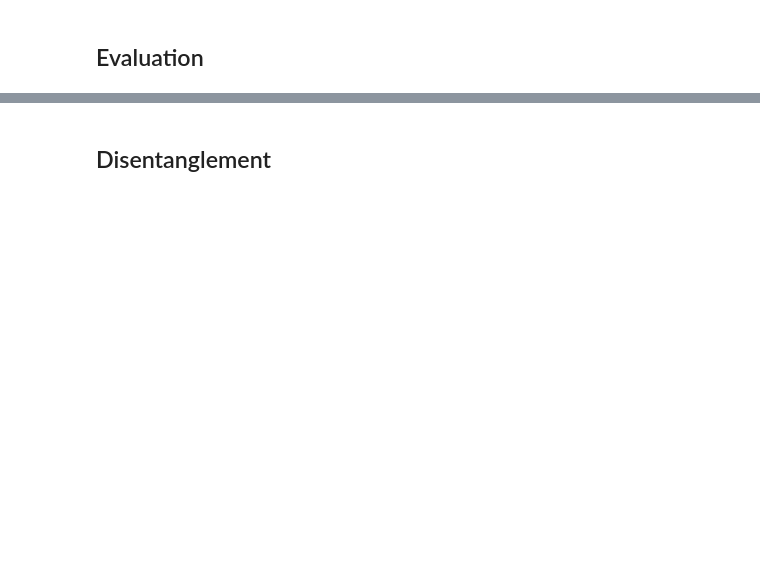
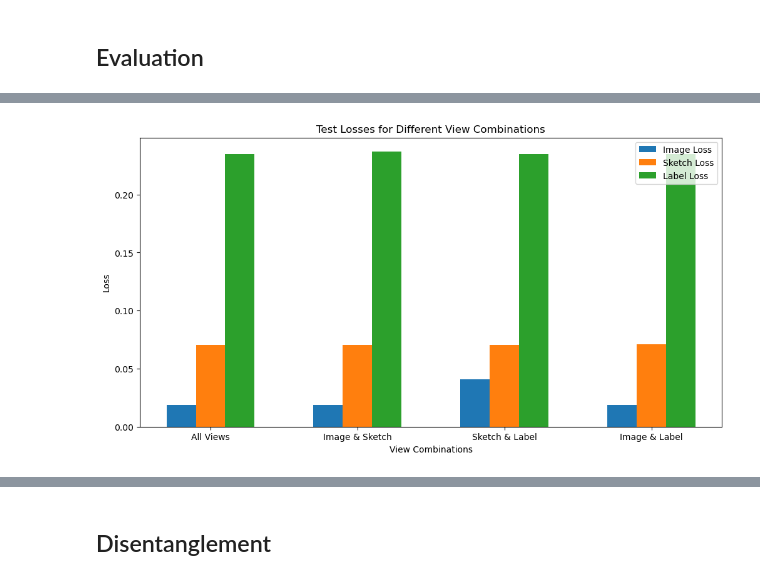
Before and after one commit to ClarysseArthur/VUB-MT-Development, a Jupyter notebook: Models/GenRKM-MMCelebHQ-V3/model.ipynb, the cells around one changed output, grey strips where cells are left out. Cells and saved outputs as stored; diff of their text form; code cells hidden in the pictures; blank space fills up the shorter version.

```diff
--- a/Models/GenRKM-MMCelebHQ-V3/model.ipynb
+++ b/Models/GenRKM-MMCelebHQ-V3/model.ipynb
@@ -373,3 +471,25 @@ Label Loss: 0.133875
+# %%
+labels = ['All Views', 'Image & Sketch', 'Sketch & Label', 'Image & Label']
+im_losses = [test_im_loss_all, test_im_loss_is, test_im_loss_sl, test_im_loss_il]
+sk_losses = [test_sk_loss_all, test_sk_loss_is, test_sk_loss_sl, test_sk_loss_il]
+la_losses = [test_la_loss_all, test_la_loss_is, test_la_loss_sl, test_la_loss_il]
+total_losses = [test_loss_all, test_loss_is, test_loss_sl, test_loss_il]
+
+x = np.arange(len(labels))
+width = 0.2
+
+plt.figure(figsize=(12, 6))
+plt.bar(x - width, im_losses, width, label='Image Loss')
+plt.bar(x, sk_losses, width, label='Sketch Loss')
+plt.bar(x + width, la_losses, width, label='Label Loss')
+plt.xticks(x, labels)
+plt.xlabel('View Combinations')
+plt.ylabel('Loss')
+plt.title('Test Losses for Different View Combinations')
+plt.legend()
+plt.show()
+# %% [output]
+[figure, added]
 # %%
 target_index = 0
 
```
Also changed, not shown: parts of 23 cells of this notebook, 17 other files.
